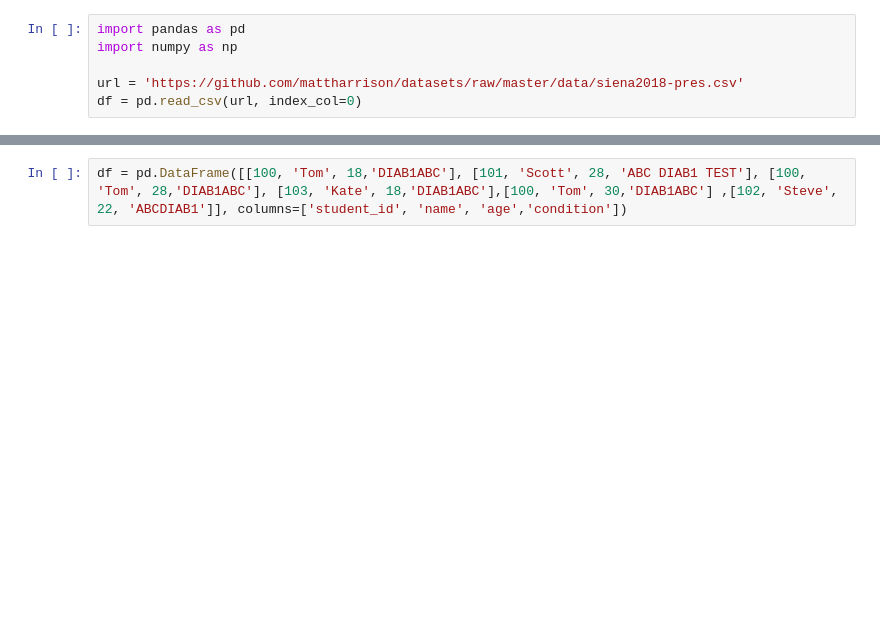
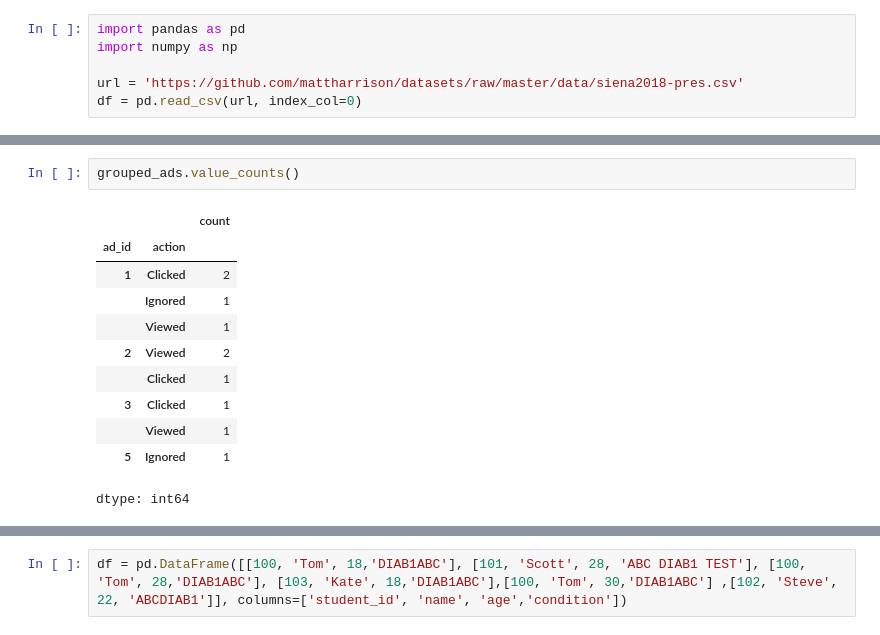
Before and after one commit to stevechengnyc/effective-pandas, a Jupyter notebook: 22-dealing-with-missing-and-duplicated-data.ipynb, the cells around one changed output, grey strips where cells are left out. Saved outputs shown, nothing was run; the diff lists cells and outputs as text; blank space fills up the shorter version.

```diff
--- a/22-dealing-with-missing-and-duplicated-data.ipynb
+++ b/22-dealing-with-missing-and-duplicated-data.ipynb
@@ -8,0 +29,14 @@ df = pd.read_csv(url, index_col=0)
+# %%
+grouped_ads.value_counts()
+# %% [output]
+|  |  | count |
+| ad_id | action |  |
+| 1 | Clicked | 2 |
+|  | Ignored | 1 |
+|  | Viewed | 1 |
+| 2 | Viewed | 2 |
+|  | Clicked | 1 |
+| 3 | Clicked | 1 |
+|  | Viewed | 1 |
+| 5 | Ignored | 1 |
+dtype: int64
```
Also changed, not shown: parts of 12 cells of this notebook.
